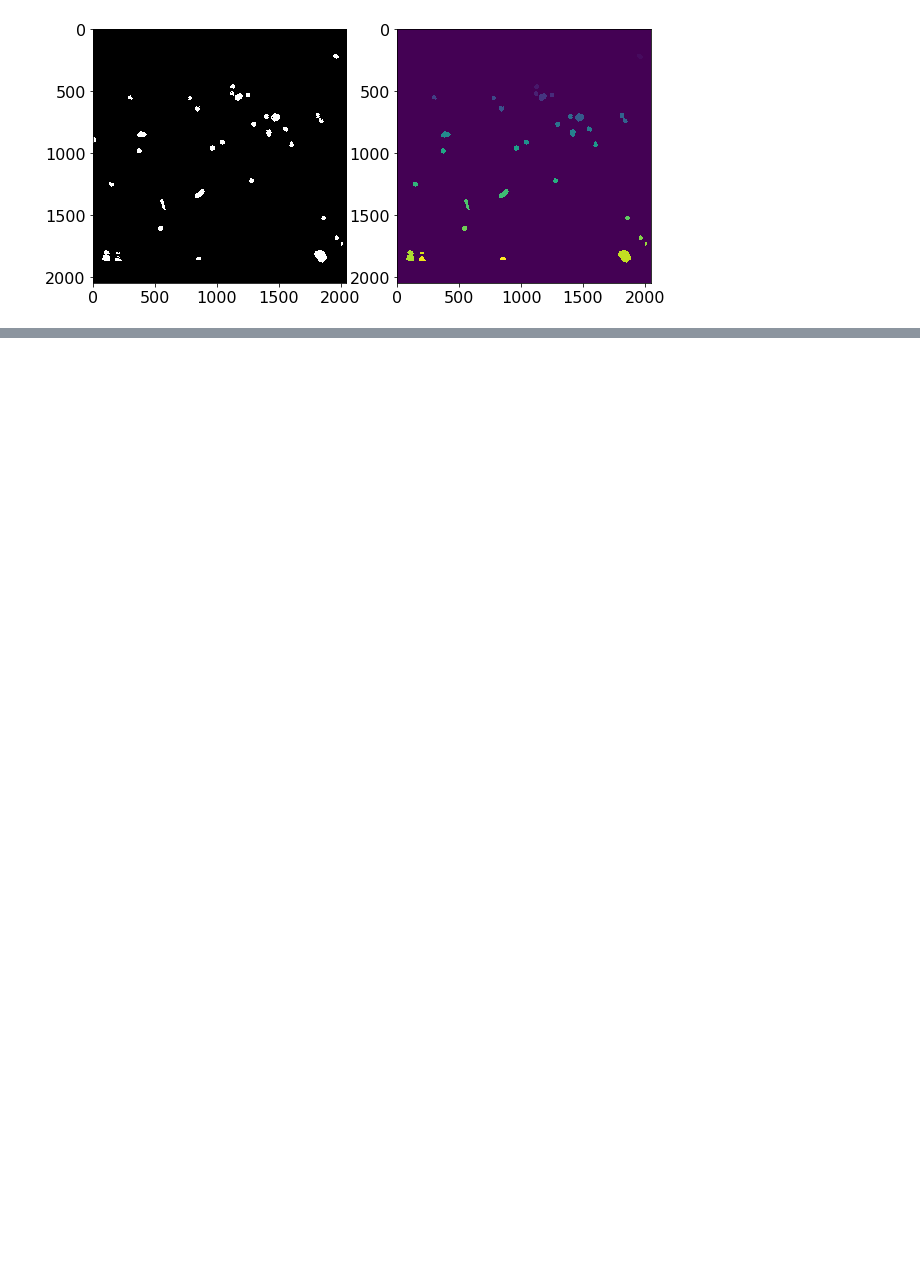
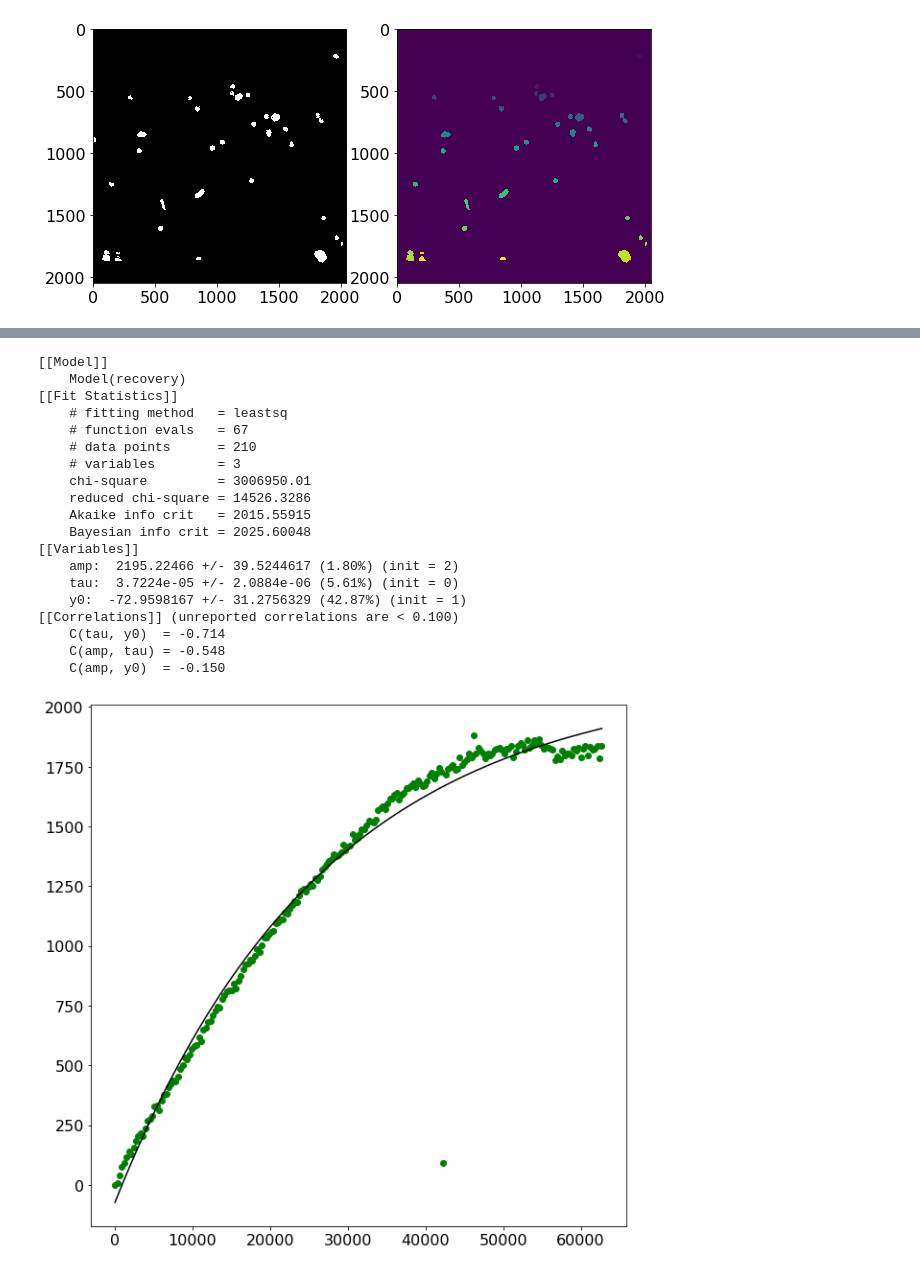
Before and after one commit to cuencam15/TimeLapse, a Jupyter notebook: TimeLapse_Analysis.ipynb, the cells around one changed output, grey strips where cells are left out. Cells and saved outputs as stored; diff of their text form; code cells hidden in the pictures; blank space fills up the shorter version.

```diff
--- a/TimeLapse_Analysis.ipynb
+++ b/TimeLapse_Analysis.ipynb
@@ -132,0 +120,38 @@ coord
+# %%
+def recovery(x, amp, tau, y0):
+    return amp*(1-np.exp(-x*tau))+y0
+# %%
+for p in profiles:
+    pmax = np.max(p)
+    p = list(p)
+    inx = p.index(pmax)
+    mod = Model(recovery)
+    pars = mod.make_params(amp=2, tau = 0, y0 = 1)
+
+    result = mod.fit(p, pars, x=time)
+
+    print(result.fit_report())
+    plt.plot(time, p, 'go', label = 'bleached')
+    plt.plot(time, result.best_fit, 'k-', label='best fit')
+    plt.show()
+# %% [output]
+[[Model]]
+    Model(recovery)
+[[Fit Statistics]]
+    # fitting method   = leastsq
+    # function evals   = 67
+    # data points      = 210
+    # variables        = 3
+    chi-square         = 3006950.01
+    reduced chi-square = 14526.3286
+    Akaike info crit   = 2015.55915
+    Bayesian info crit = 2025.60048
+[[Variables]]
+    amp:  2195.22466 +/- 39.5244617 (1.80%) (init = 2)
+    tau:  3.7224e-05 +/- 2.0884e-06 (5.61%) (init = 0)
+    y0:  -72.9598167 +/- 31.2756329 (42.87%) (init = 1)
+[[Correlations]] (unreported correlations are < 0.100)
+    C(tau, y0)  = -0.714
+    C(amp, tau) = -0.548
+    C(amp, y0)  = -0.150
+[figure, added]
```
Also changed, not shown: parts of 8 cells of this notebook.
